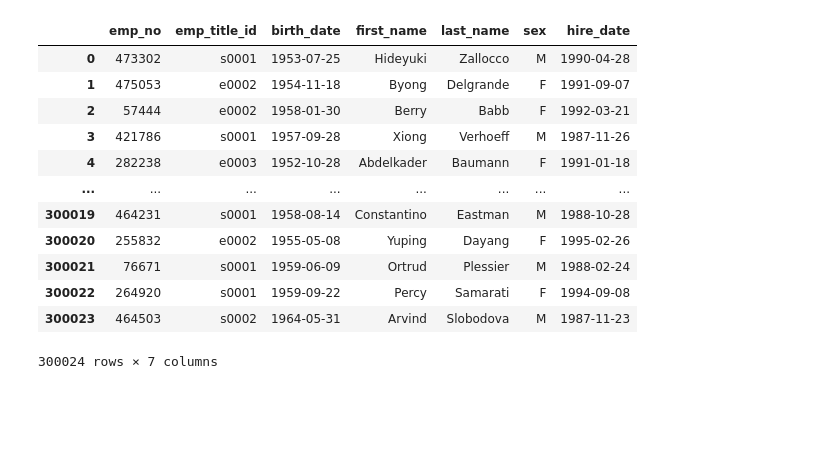
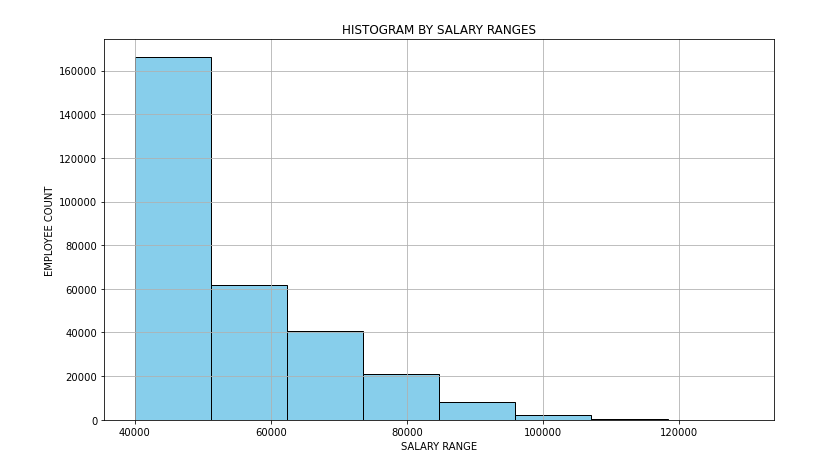
Before and after one commit to DeepIntoData/EmployeeSQL, a Jupyter notebook: EmployeeSQL/Pandas Analysis.ipynb, the cells around one changed output. Drawn from its saved outputs; the diff is of its cells as text; code cells hidden in the pictures; blank space fills up the shorter version.

```diff
--- a/EmployeeSQL/Pandas Analysis.ipynb
+++ b/EmployeeSQL/Pandas Analysis.ipynb
@@ -10,16 +0,0 @@ data = pd.read_sql('SELECT * FROM Employees',connection)
-# %%
-data
-# %% [output]
-|  | emp_no | emp_title_id | birth_date | first_name | last_name | sex | hire_date |
-| 0 | 473302 | s0001 | 1953-07-25 | Hideyuki | Zallocco | M | 1990-04-28 |
-| 1 | 475053 | e0002 | 1954-11-18 | Byong | Delgrande | F | 1991-09-07 |
-| 2 | 57444 | e0002 | 1958-01-30 | Berry | Babb | F | 1992-03-21 |
-| 3 | 421786 | s0001 | 1957-09-28 | Xiong | Verhoeff | M | 1987-11-26 |
-| 4 | 282238 | e0003 | 1952-10-28 | Abdelkader | Baumann | F | 1991-01-18 |
-| ... | ... | ... | ... | ... | ... | ... | ... |
-| 300019 | 464231 | s0001 | 1958-08-14 | Constantino | Eastman | M | 1988-10-28 |
-| 300020 | 255832 | e0002 | 1955-05-08 | Yuping | Dayang | F | 1995-02-26 |
-| 300021 | 76671 | s0001 | 1959-06-09 | Ortrud | Plessier | M | 1988-02-24 |
-| 300022 | 264920 | s0001 | 1959-09-22 | Percy | Samarati | F | 1994-09-08 |
-| 300023 | 464503 | s0002 | 1964-05-31 | Arvind | Slobodova | M | 1987-11-23 |
-300024 rows × 7 columns
@@ -25,0 +20,17 @@ data
+# %%
+#HISTOGRAM BY SALARY RANGES
+
+salaries_df=salary.drop(['emp_no'],axis=1)
+
+#Used to predict histogram structure
+#salary.min() #40000
+#salary.max() #129492
+#salary.median() #48681
+#salary.mean() #52970
+
+salaries_df.hist(density = False, bins=8, color = "skyblue", ec="black", figsize = (12,7))
+plt.title("HISTOGRAM BY SALARY RANGES");
+plt.ylabel('EMPLOYEE COUNT')
+plt.xlabel('SALARY RANGE');
+# %% [output]
+[figure, added]
```
Also changed, not shown: parts of 5 cells of this notebook, 1 other file.
